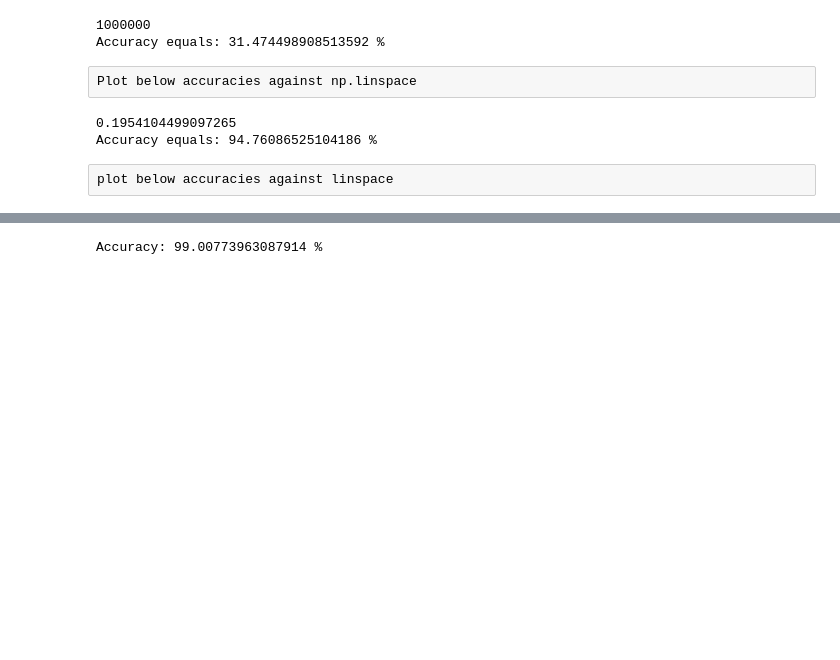
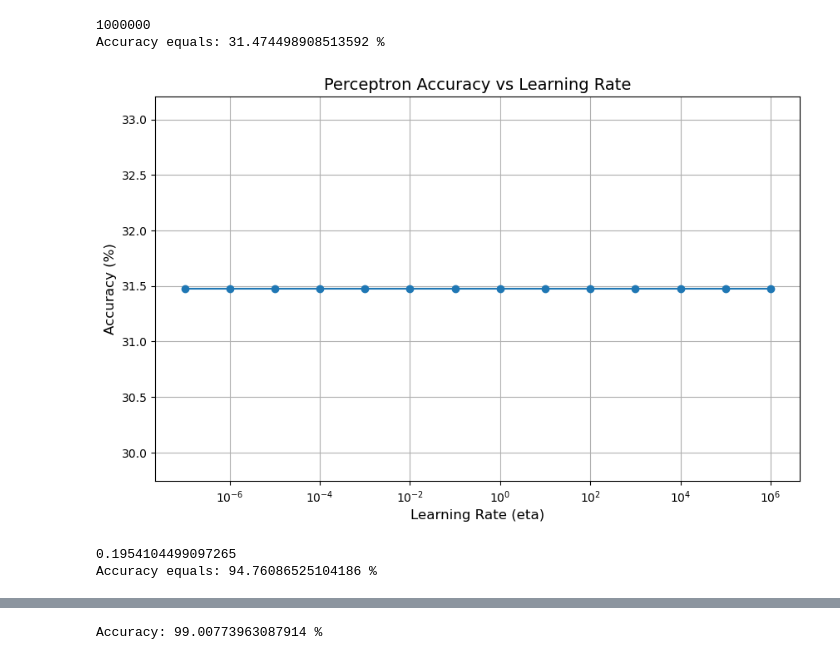
Before and after one commit to JJamali/AI-Network-Intrusion-Detection, a Jupyter notebook: Term Project.ipynb, the cells around one changed output, grey strips where cells are left out. Saved outputs shown, nothing was run; the diff lists cells and outputs as text; code cells hidden in the pictures; blank space fills up the shorter version.

```diff
--- a/Term Project.ipynb
+++ b/Term Project.ipynb
@@ -104,8 +106,19 @@ print("Accuracy equals:", accuracy[np.argmax(accuracy)]/len(Y_validation)*100, "
 # %% [output]
 1000000
 Accuracy equals: 31.474498908513592 %
-# %% [raw]
-Plot below accuracies against np.linspace
+# %%
+import matplotlib.pyplot as plt
+
+plt.figure(figsize=(10, 6))
+plt.plot(eta, accuracy / len(Y_validation) * 100, marker='o', linestyle='-')
+plt.xscale("log")
+plt.xlabel("Learning Rate (eta)", fontsize=12)
+plt.ylabel("Accuracy (%)", fontsize=12)
+plt.title("Perceptron Accuracy vs Learning Rate", fontsize=14)
+plt.grid(True)
+plt.show()
+# %% [output]
+[figure, added]
 # %%
 #linear regression model
 lambds = np.exp(np.linspace(-20, 5, 50))
@@ -130,5 +143,3 @@ print("Accuracy equals:", np.max(accuracy)/len(Y_validation)*100, "%")
 # %% [output]
 0.1954104499097265
 Accuracy equals: 94.76086525104186 %
-# %% [raw]
-plot below accuracies against linspace
```
Also changed, not shown: parts of 10 cells of this notebook.
